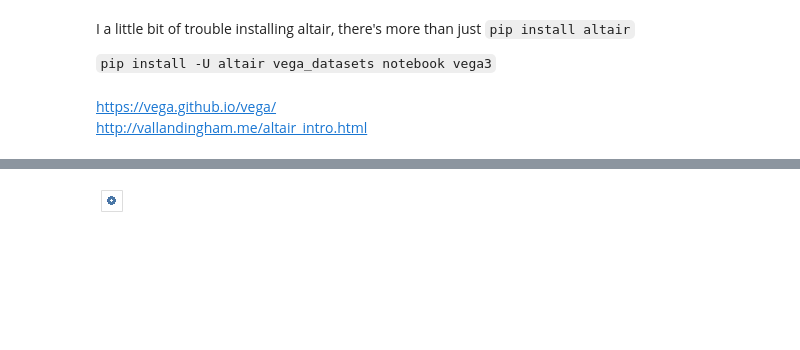
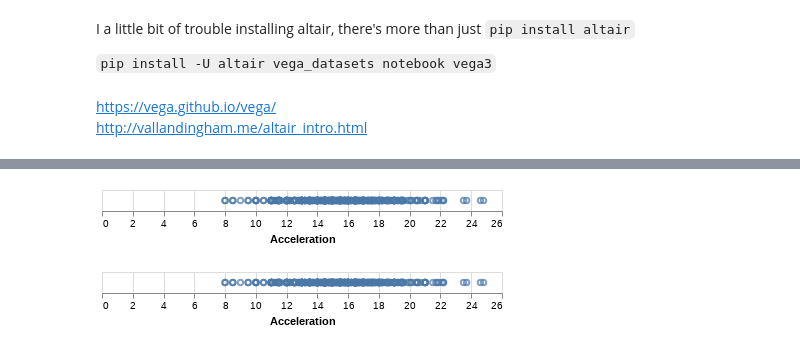
Before and after one commit to jaspajjr/pydata-visualisation, a Jupyter notebook: altair-visualization.ipynb, the cells around one changed output, grey strips where cells are left out. Cells and saved outputs as stored; diff of their text form; code cells hidden in the pictures; blank space fills up the shorter version.

```diff
--- a/altair-visualization.ipynb
+++ b/altair-visualization.ipynb
@@ -34,10 +40,11 @@ cars.head()
 | 3 | 12.0 | 8 | 304.0 | 150.0 | 16.0 | amc rebel sst | USA | 3433 | ... |
 | 4 | 10.5 | 8 | 302.0 | 140.0 | 17.0 | ford torino | USA | 3449 | ... |
 # %%
-alt.Chart(cars).mark_point()
+alt.Chart(cars).mark_point().encode(x='Acceleration')
 # %% [output]
 [interactive output not drawn]
-[figure, old version]
+[figure, new version]
+[figure, added]
 # %%
 alt.Chart(
     cars,
```
Also changed, not shown: parts of 13 cells of this notebook, 4 other files.
